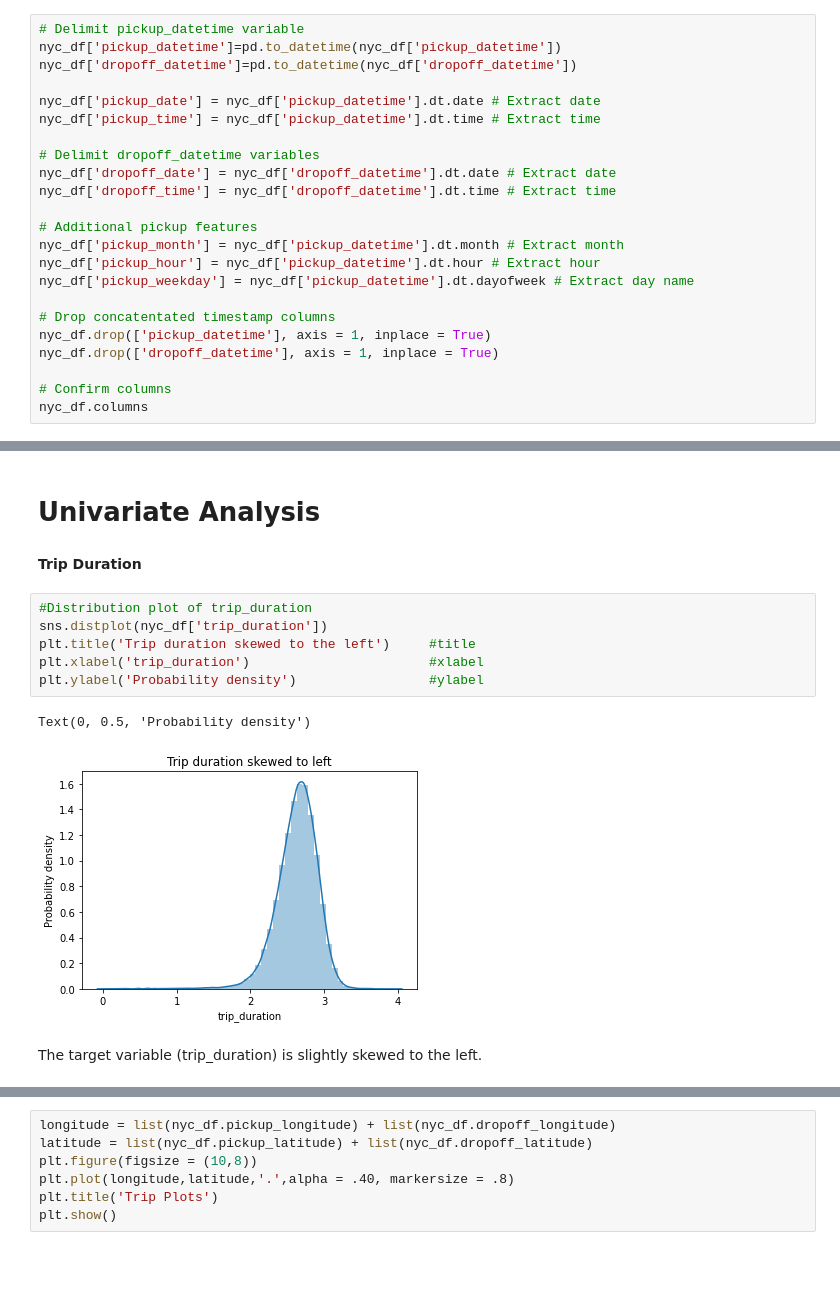
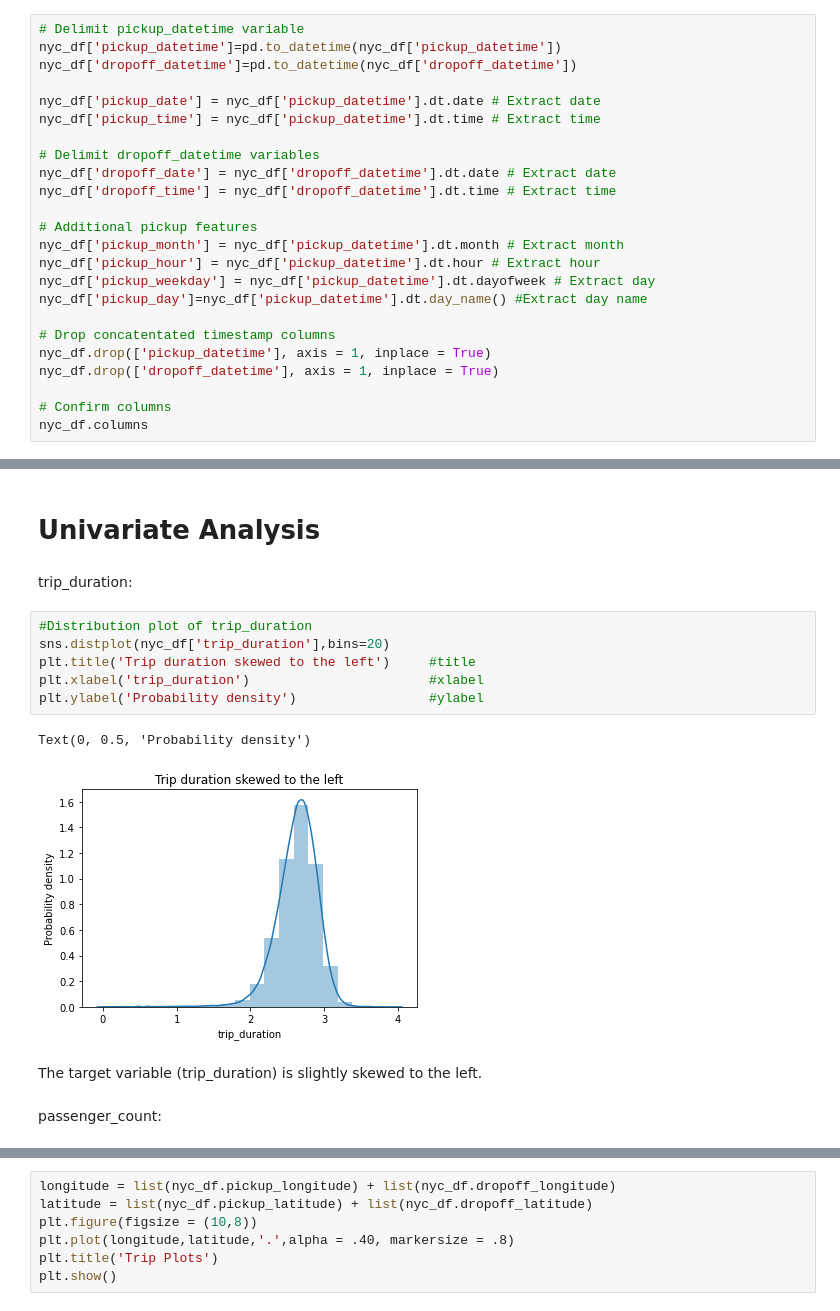
Before and after one commit to Shashwat-spyder/NYC-Taxi-Trip-Time, a Jupyter notebook: New_York_Taxi_Duration.ipynb, the cells around one changed output, grey strips where cells are left out. Drawn from its saved outputs; the diff is of its cells as text; blank space fills up the shorter version.

```diff
--- a/New_York_Taxi_Duration.ipynb
+++ b/New_York_Taxi_Duration.ipynb
@@ -301,7 +298,8 @@ nyc_df['dropoff_time'] = nyc_df['dropoff_datetime'].dt.time # Extract time
 # Additional pickup features
 nyc_df['pickup_month'] = nyc_df['pickup_datetime'].dt.month # Extract month
 nyc_df['pickup_hour'] = nyc_df['pickup_datetime'].dt.hour # Extract hour
-nyc_df['pickup_weekday'] = nyc_df['pickup_datetime'].dt.dayofweek # Extract day name
+nyc_df['pickup_weekday'] = nyc_df['pickup_datetime'].dt.dayofweek # Extract day
+nyc_df['pickup_day']=nyc_df['pickup_datetime'].dt.day_name() #Extract day name
 
 # Drop concatentated timestamp columns
 nyc_df.drop(['pickup_datetime'], axis = 1, inplace = True)
@@ -354,15 +350,17 @@ plt.show()
 # %% [markdown]
 # **Univariate Analysis**
-# %% [markdown]
-**Trip Duration**
+# %% [markdown]
+trip_duration:
 # %%
 #Distribution plot of trip_duration
-sns.distplot(nyc_df['trip_duration'])
+sns.distplot(nyc_df['trip_duration'],bins=20)
 plt.title('Trip duration skewed to the left')     #title
 plt.xlabel('trip_duration')                       #xlabel
 plt.ylabel('Probability density')                 #ylabel
 # %% [output]
 Text(0, 0.5, 'Probability density')
-[figure, old version]
+[figure, new version]
 # %% [markdown]
 The target variable (trip_duration) is slightly skewed to the left.
+# %% [markdown]
+passenger_count:
```
Also changed, not shown: parts of 51 cells of this notebook.
